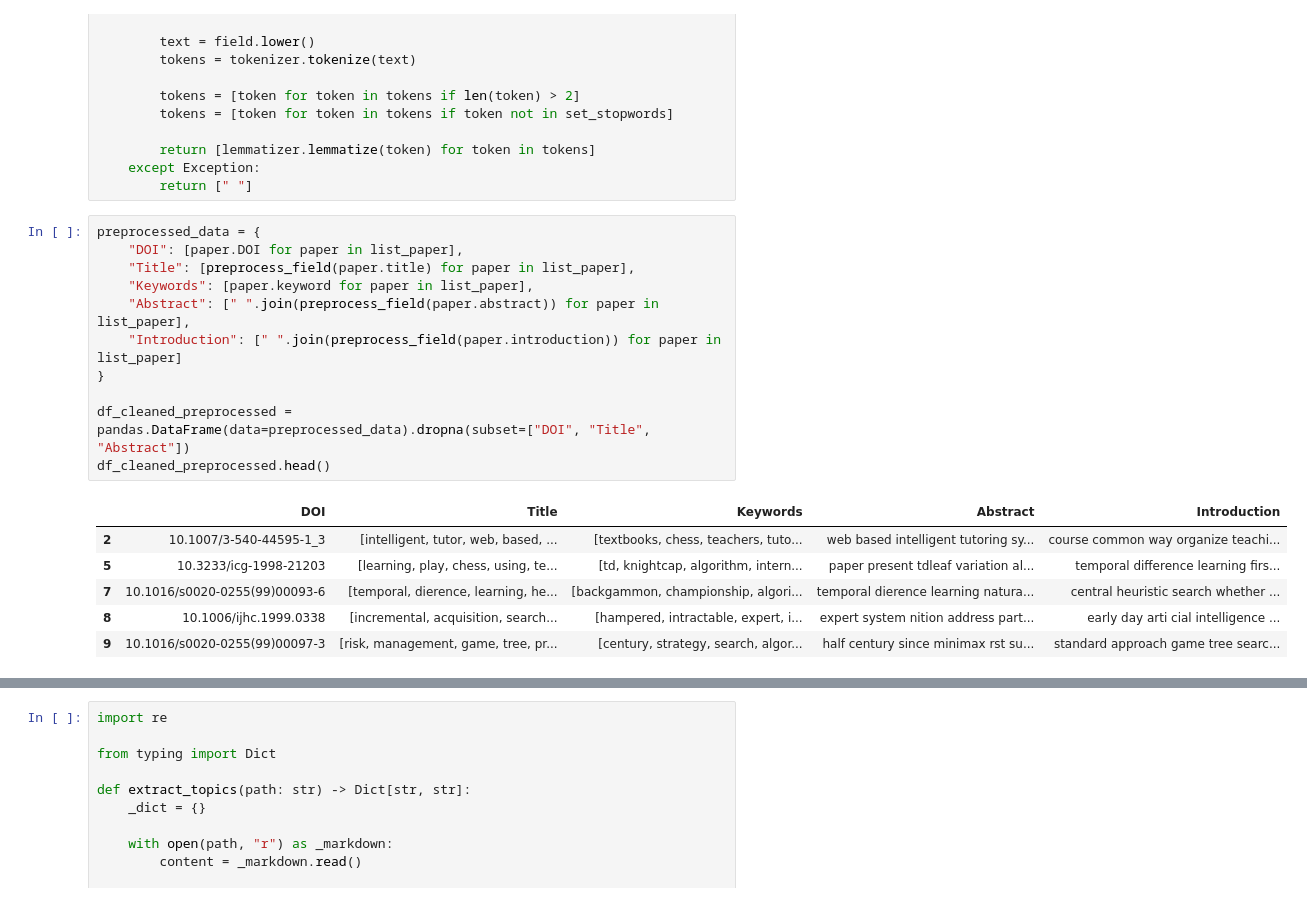
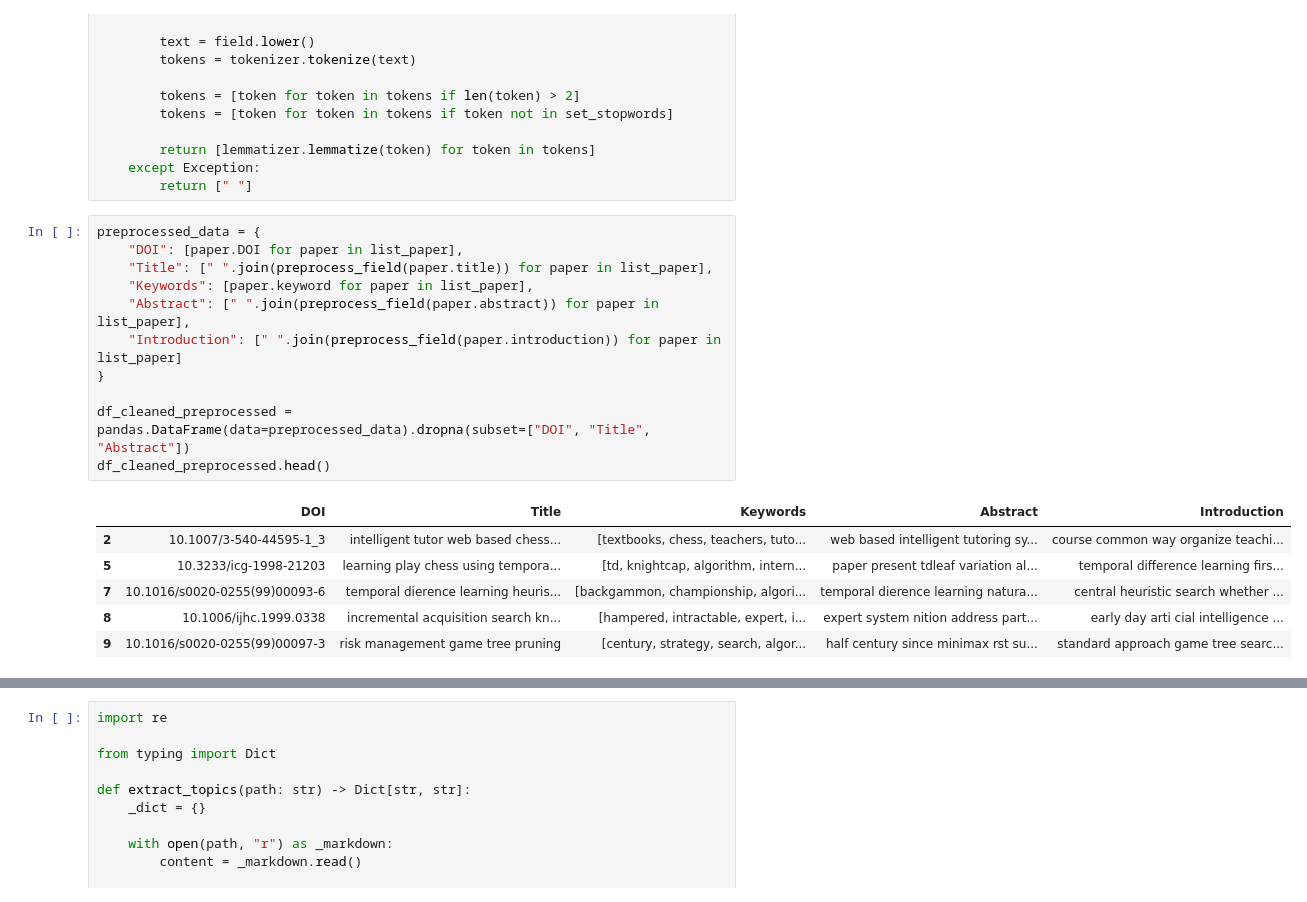
Before and after one commit to Canghiari04/WordsOfChessAndAI, a Jupyter notebook: project/classification/bertopic.ipynb, the cells around one changed output, grey strips where cells are left out. Drawn from its saved outputs; the diff is of its cells as text.

```diff
--- a/project/classification/bertopic.ipynb
+++ b/project/classification/bertopic.ipynb
@@ -96,18 +96,18 @@ def preprocess_field(field: str) -> List[str]:
 # %%
 preprocessed_data = {
     "DOI": [paper.DOI for paper in list_paper],
-    "Title": [preprocess_field(paper.title) for paper in list_paper],
+    "Title": [" ".join(preprocess_field(paper.title)) for paper in list_paper],
     "Keywords": [paper.keyword for paper in list_paper],
     "Abstract": [" ".join(preprocess_field(paper.abstract)) for paper in list_paper],
     "Introduction": [" ".join(preprocess_field(paper.introduction)) for paper in list_paper]
 }
 
 df_cleaned_preprocessed = pandas.DataFrame(data=preprocessed_data).dropna(subset=["DOI", "Title", "Abstract"])
 df_cleaned_preprocessed.head()
 # %% [output]
 |  | DOI | Title | Keywords | Abstract | Introduction |
-| 2 | 10.1007/3-540-44595-1_3 | [intelligent, tutor, web, based, ... | [textbooks, chess, teachers, tuto... | web based intelligent tutoring sy... | course common way organize teachi... |
-| 5 | 10.3233/icg-1998-21203 | [learning, play, chess, using, te... | [td, knightcap, algorithm, intern... | paper present tdleaf variation al... | temporal difference learning firs... |
-| 7 | 10.1016/s0020-0255(99)00093-6 | [temporal, dierence, learning, he... | [backgammon, championship, algori... | temporal dierence learning natura... | central heuristic search whether ... |
-| 8 | 10.1006/ijhc.1999.0338 | [incremental, acquisition, search... | [hampered, intractable, expert, i... | expert system nition address part... | early day arti cial intelligence ... |
-| 9 | 10.1016/s0020-0255(99)00097-3 | [risk, management, game, tree, pr... | [century, strategy, search, algor... | half century since minimax rst su... | standard approach game tree searc... |
+| 2 | 10.1007/3-540-44595-1_3 | intelligent tutor web based chess... | [textbooks, chess, teachers, tuto... | web based intelligent tutoring sy... | course common way organize teachi... |
+| 5 | 10.3233/icg-1998-21203 | learning play chess using tempora... | [td, knightcap, algorithm, intern... | paper present tdleaf variation al... | temporal difference learning firs... |
+| 7 | 10.1016/s0020-0255(99)00093-6 | temporal dierence learning heuris... | [backgammon, championship, algori... | temporal dierence learning natura... | central heuristic search whether ... |
+| 8 | 10.1006/ijhc.1999.0338 | incremental acquisition search kn... | [hampered, intractable, expert, i... | expert system nition address part... | early day arti cial intelligence ... |
+| 9 | 10.1016/s0020-0255(99)00097-3 | risk management game tree pruning | [century, strategy, search, algor... | half century since minimax rst su... | standard approach game tree searc... |
```
Also changed, not shown: parts of 7 cells of this notebook, 3 other files.
